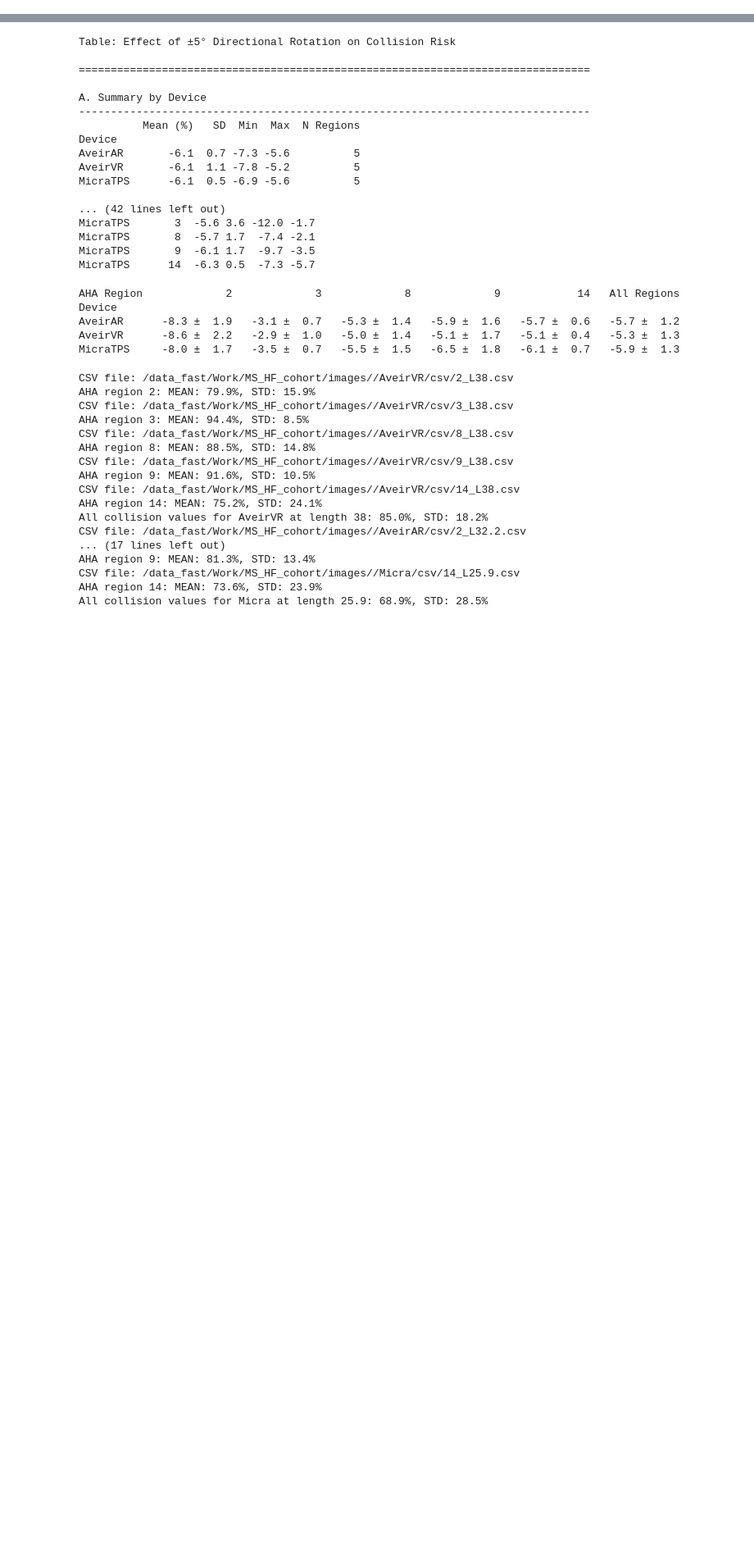
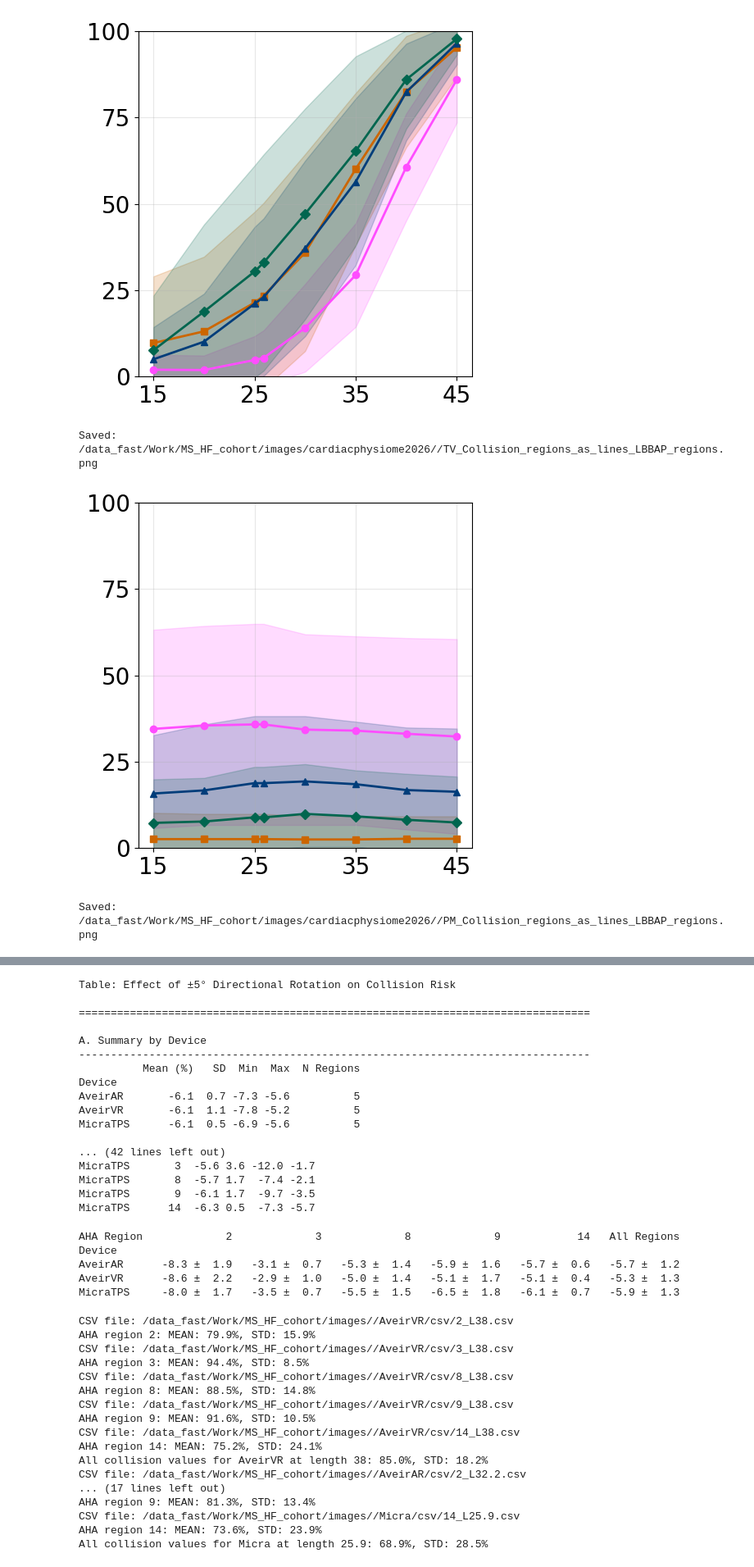
Before and after one commit to angela337/RV_pacing, a Jupyter notebook: Process_AHA_csv_to_plots_tables.ipynb, the cells around one changed output, grey strips where cells are left out. Shown at 82% size. Cells and saved outputs as stored; diff of their text form; code cells hidden in the pictures; blank space fills up the shorter version.

Commit message:
Changes to make figures for paper and poster

```diff
--- a/Process_AHA_csv_to_plots_tables.ipynb
+++ b/Process_AHA_csv_to_plots_tables.ipynb
@@ -1255,9 +953,16 @@ def fig5_plots_with_cone(merged_df, collision_fields): #CSP per device plots
 
     plot_collision_data_regions_as_lines(merged_df, output_path=output_plot_path, plot_CS=True, collision_fields=collision_fields)
 
+def cardiac_physiome_plots(merged_df, collision_fields): #CSP per device plots
+    # NEW: Create plots for collision data
+    output_plot_path = '/data_fast/Work/MS_HF_cohort/images/cardiacphysiome2026/'
+    #plot_collision_data_by_aha(merged_df, output_path=output_plot_path)
+    #for collision_field in collision_fields:
+    plot_collision_data_regions_as_lines(merged_df, output_path=output_plot_path, plot_CS=True, collision_fields=collision_fields, add_init_val=False)
+
 if __name__ == "__main__":
-    #merged_df=get_merged_df()
-    #fig3_plots(merged_df)
+    # merged_df=get_merged_df()
+    # fig3_plots(merged_df)
     #fig5_plots(merged_df)
 
     #collision_fields=[ 'RV_Collision', 'TV_Collision', 'PM_Collision','Combined_Collision']
@@ -1271,39 +976,39 @@ if __name__ == "__main__":
     # conestr='_cone5_10'
     # merged_df=get_merged_df(collision_fields, conestr=conestr)
     # fig3_plots_with_cone(merged_df, collision_fields)
-    # #fig5_plots_with_cone(merged_df, collision_fields)
-
-    # collision_fields=[ 'RV_Collision', 'TV_Collision', 'PM_Collision','Combined_Collision']
-    # collision_fields=[ 'Combined_Collision'] #
-    # conestr=''
-    # merged_df=get_merged_df(collision_fields, conestr=conestr)
-    # fig3_plots_with_cone(merged_df, collision_fields)
-
-    for collision_field in [ 'RV_Collision', 'TV_Collision', 'PM_Collision','Combined_Collision']:
-        print(collision_field)
-        #for meshsize in [1.5, 2, 5]:
+    # #
+    collision_fields=[ 'RV_Collision', 'TV_Collision', 'PM_Collision','Combined_Collision']
+    #collision_fields=[ 'Combined_Collision'] #
+    conestr=''
+    merged_df=get_merged_df(collision_fields, conestr=conestr)
+    #fig3_plots_with_cone(merged_df, collision_fields)
+    #fig5_plots_with_cone(merged_df, collision_fields)
+    cardiac_physiome_plots(merged_df, collision_fields)
+    # for collision_field in [ 'RV_Collision', 'TV_Collision', 'PM_Collision','Combined_Collision']:
+    #     print(collision_field)
+    #     #for meshsize in [1.5, 2, 5]:
 
 
-        conestr=f'_cone5_10'
-        merged_df=get_merged_df(collision_fields=[collision_field], conestr=conestr)
-        #fig, axes=fig3_plots_with_cone(merged_df, [collision_field], fig=fig, axes=axes, plot_fig=False, create_new_fig=True)
+    #     conestr=f'_cone5_10'
+    #     merged_df=get_merged_df(collision_fields=[collision_field], conestr=conestr)
+    #     #fig, axes=fig3_plots_with_cone(merged_df, [collision_field], fig=fig, axes=axes, plot_fig=False, create_new_fig=True)
 
 
-        merged_df_cone=get_merged_df(collision_fields=[collision_field+'_Cone'], conestr=conestr)
-        #fig3_plots_with_cone(merged_df_cone, [collision_field+'_Cone'], fig=fig, axes=axes, plot_fig=False, create_new_fig=False)
-        # plt.show()
-        # conestr=''
-        #plt.show()
-        # #fig5_plots_with_cone(merged_df, [collision_field])
+    #     merged_df_cone=get_merged_df(collision_fields=[collision_field+'_Cone'], conestr=conestr)
+    #     #fig3_plots_with_cone(merged_df_cone, [collision_field+'_Cone'], fig=fig, axes=axes, plot_fig=False, create_new_fig=False)
+    #     # plt.show()
+    #     # conestr=''
+    #     #plt.show()
+    #     # #fig5_plots_with_cone(merged_df, [collision_field])
 
-        # Usage in your code
-        aha_regions = [2,3,8,9,14]
-        aha_regions = [20,21,22,23]
-        merged_df_diff, summary_df = calculate_collision_diff(merged_df, merged_df_cone,aha_regions = aha_regions)
-        print_summary = False
-        if print_summary:
-            display_collision_diff_summary(summary_df)
-        supplement_table = True
-        if supplement_table:
-            format_journal_table(summary_df)
+    #     # Usage in your code
+    #     aha_regions = [2,3,8,9,14]
+    #     aha_regions = [20,21,22,23]
+    #     merged_df_diff, summary_df = calculate_collision_diff(merged_df, merged_df_cone,aha_regions = aha_regions)
+    #     print_summary = False
+    #     if print_summary:
+    #         display_collision_diff_summary(summary_df)
+    #     supplement_table = True
+    #     if supplement_table:
+    #         format_journal_table(summary_df)
 # %% [output]
@@ -1326,0 +1016,4 @@ MicraTPS     -6.6 ±  1.5   -6.0 ±  2.0   -7.5 ±  2.6   -6.7 ±  2.4   -6.7 ±
+[figure, added]
+Saved: /data_fast/Work/MS_HF_cohort/images/cardiacphysiome2026//TV_Collision_regions_as_lines_LBBAP_regions.png
+[figure, added]
+Saved: /data_fast/Work/MS_HF_cohort/images/cardiacphysiome2026//PM_Collision_regions_as_lines_LBBAP_regions.png
```
Also changed, not shown: parts of 2 cells of this notebook, 7 other files.
